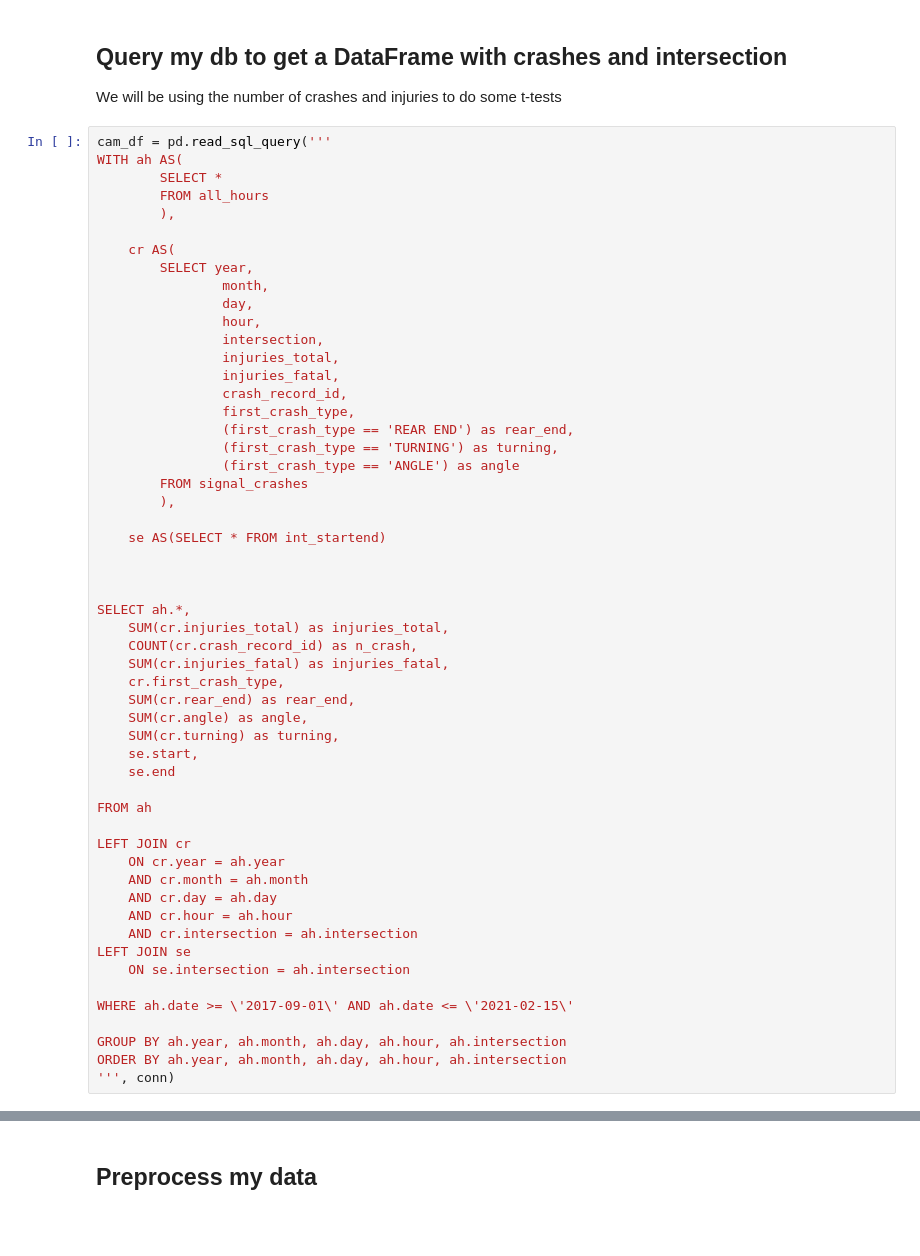
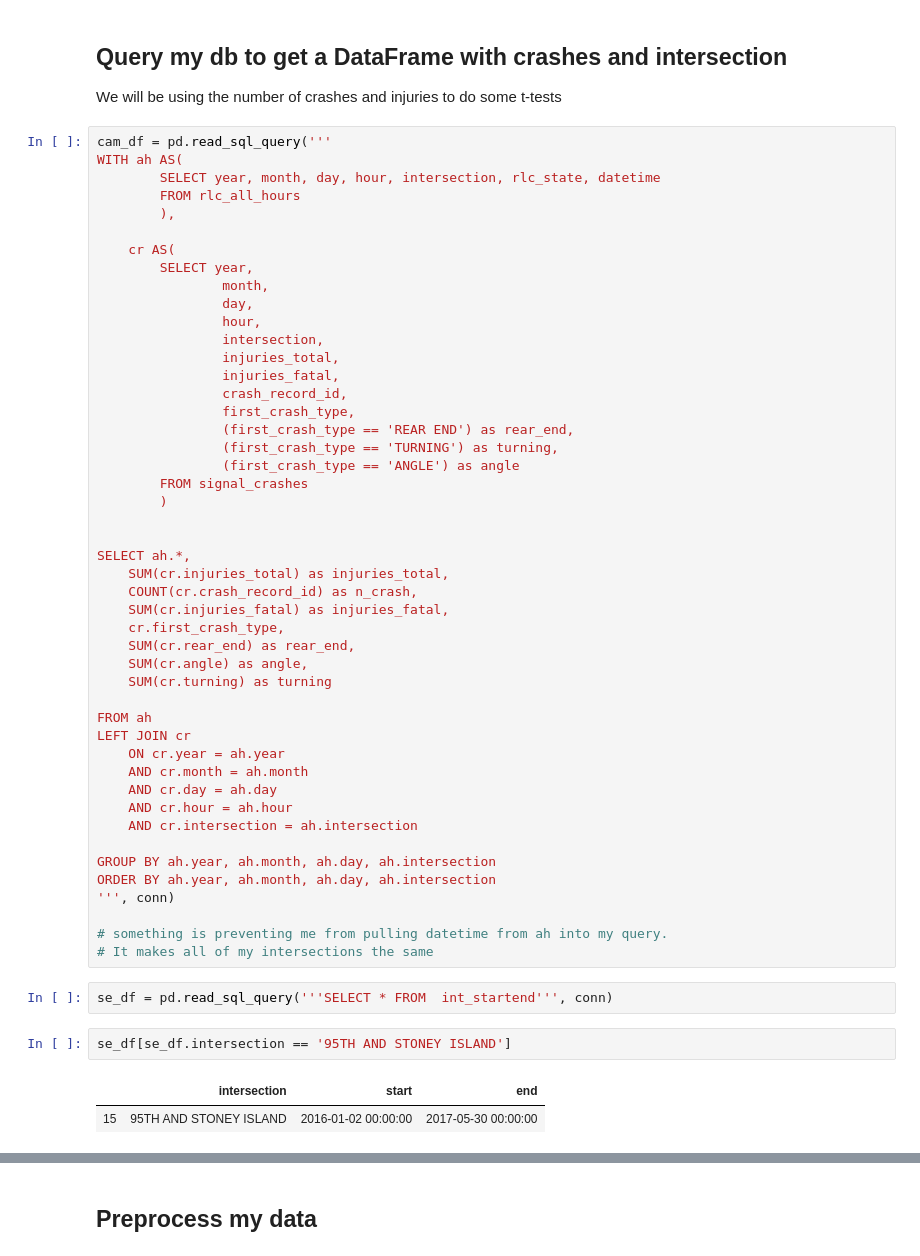
Before and after one commit to sciencelee/chicago-red-light-cameras, a Jupyter notebook: 05-rlc-natural-experiment.ipynb, the cells around one changed output, grey strips where cells are left out. Cells and saved outputs as stored; diff of their text form; blank space fills up the shorter version.

```diff
--- a/05-rlc-natural-experiment.ipynb
+++ b/05-rlc-natural-experiment.ipynb
@@ -170,8 +170,8 @@ We will be using the number of crashes and injuries to do some t-tests
 # %%
 cam_df = pd.read_sql_query('''
 WITH ah AS(
-        SELECT *
-        FROM all_hours
+        SELECT year, month, day, hour, intersection, rlc_state, datetime
+        FROM rlc_all_hours
         ),
 
     cr AS(
@@ -188,10 +188,7 @@ WITH ah AS(
                 (first_crash_type == 'TURNING') as turning,
                 (first_crash_type == 'ANGLE') as angle
         FROM signal_crashes
-        ),
-
-    se AS(SELECT * FROM int_startend)
-
+        )
 
 
 SELECT ah.*,
@@ -201,23 +198,26 @@ SELECT ah.*,
     cr.first_crash_type,
     SUM(cr.rear_end) as rear_end,
     SUM(cr.angle) as angle,
-    SUM(cr.turning) as turning,
-    se.start,
-    se.end
+    SUM(cr.turning) as turning
 
 FROM ah
-
 LEFT JOIN cr
     ON cr.year = ah.year
     AND cr.month = ah.month
     AND cr.day = ah.day
     AND cr.hour = ah.hour
     AND cr.intersection = ah.intersection
-LEFT JOIN se
-    ON se.intersection = ah.intersection
 
-WHERE ah.date >= \'2017-09-01\' AND ah.date <= \'2021-02-15\'
+GROUP BY ah.year, ah.month, ah.day, ah.intersection
+ORDER BY ah.year, ah.month, ah.day, ah.intersection
+''', conn)
 
-GROUP BY ah.year, ah.month, ah.day, ah.hour, ah.intersection
-ORDER BY ah.year, ah.month, ah.day, ah.hour, ah.intersection
-''', conn)
+# something is preventing me from pulling datetime from ah into my query.
+# It makes all of my intersections the same
+# %%
+se_df = pd.read_sql_query('''SELECT * FROM  int_startend''', conn)
+# %%
+se_df[se_df.intersection == '95TH AND STONEY ISLAND']
+# %% [output]
+|  | intersection | start | end |
+| 15 | 95TH AND STONEY ISLAND | 2016-01-02 00:00:00 | 2017-05-30 00:00:00 |
```
Also changed, not shown: parts of 27 cells of this notebook, 3 other files.
